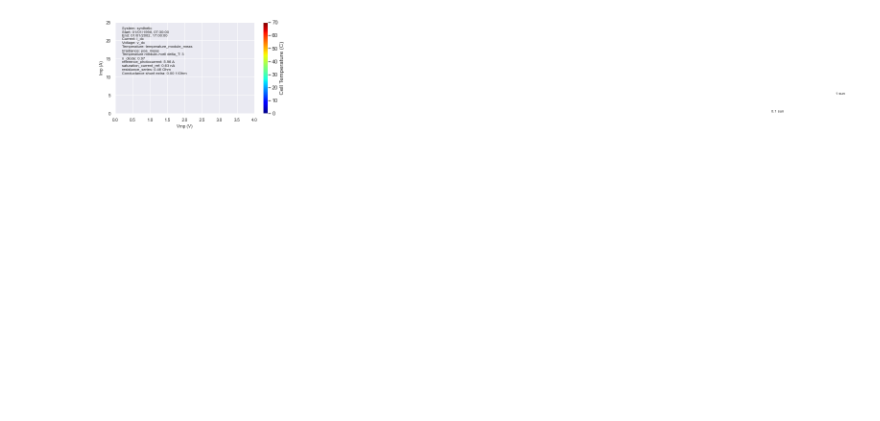
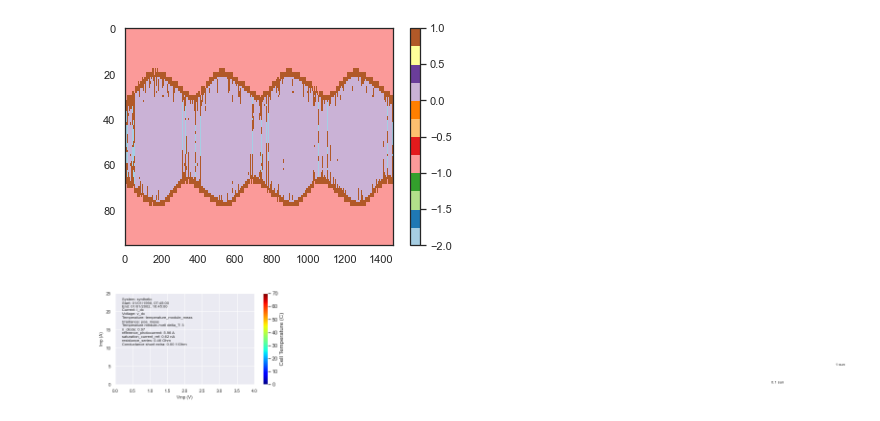
Before and after one commit to DuraMAT/pvpro, a Jupyter notebook: examples/NB01_Simulfit.ipynb, the cells around one changed output. Cells and saved outputs as stored; diff of their text form; code cells hidden in the pictures; blank space fills up the shorter version.

```diff
--- a/examples/NB01_Simulfit.ipynb
+++ b/examples/NB01_Simulfit.ipynb
@@ -29,3 +65,8 @@ pvp.run_preprocess(run_solar_data_tools=False)
+# %%
+with sns.axes_style('white'):
+    pvp.visualize_operating_cls();
+# %% [output]
+[figure, added]
 # %%
 # Plot startpoint on top of data.
 fig = pvp.plot_Vmp_Imp_scatter(df=pvp.df,
```
Also changed, not shown: parts of 10 cells of this notebook.
